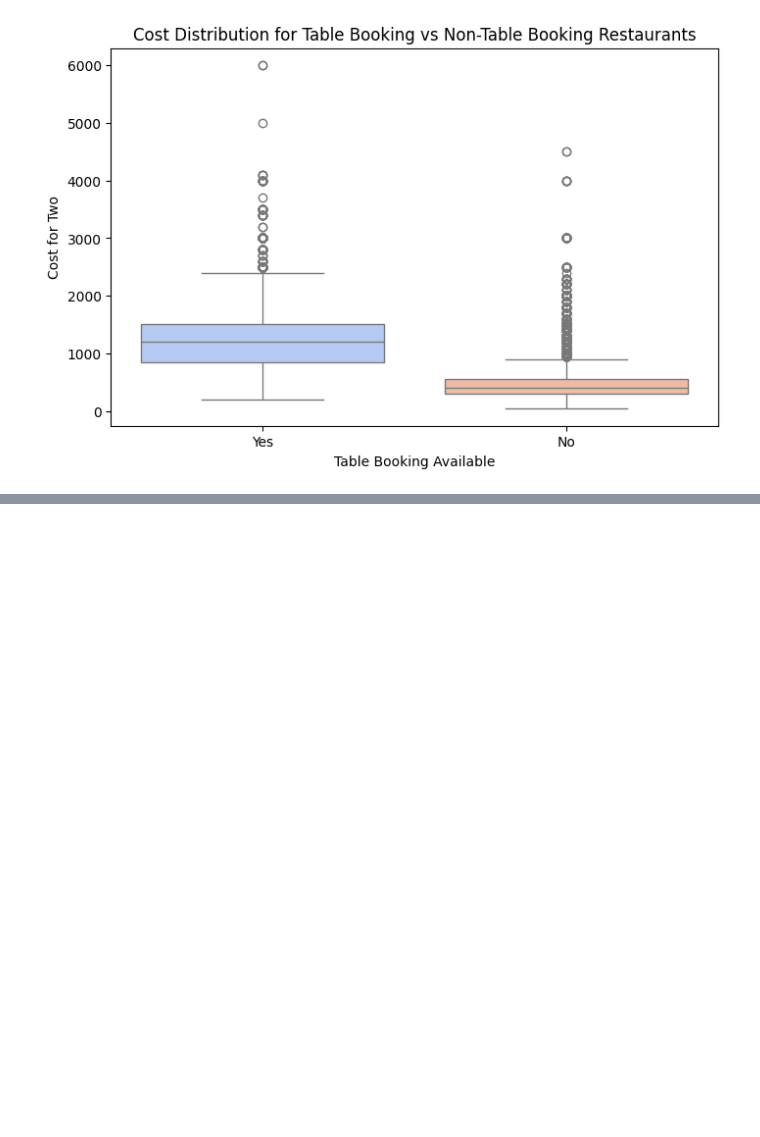
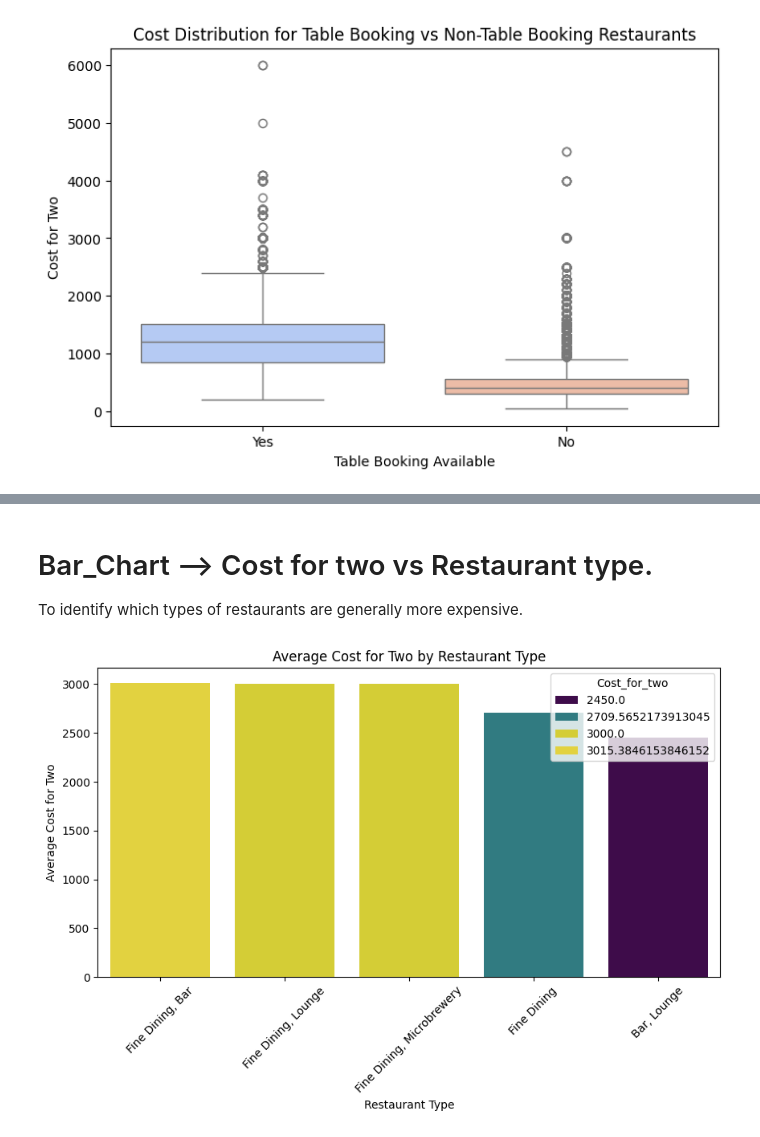
Before and after one commit to Shourya-gupta-01/Zomato_Dataset, a Jupyter notebook: analysis.ipynb, the cells around one changed output, grey strips where cells are left out. Cells and saved outputs as stored; diff of their text form; code cells hidden in the pictures; blank space fills up the shorter version.

```diff
--- a/analysis.ipynb
+++ b/analysis.ipynb
@@ -144,0 +175,16 @@ plt.show()
+# %% [markdown]
+# Bar_Chart --> Cost for two vs Restaurant type.
+
+To identify which types of restaurants are generally more expensive.
+# %%
+restaurant_type_cost = df.groupby('Restaurant_Type')['Cost_for_two'].mean().sort_values(ascending=False).head(5)
+
+plt.figure(figsize=(10, 5))
+sns.barplot(x=restaurant_type_cost.index, y=restaurant_type_cost.values, hue=restaurant_type_cost, palette="viridis")
+plt.xlabel("Restaurant Type")
+plt.ylabel("Average Cost for Two")
+plt.title("Average Cost for Two by Restaurant Type")
+plt.xticks(rotation=45)
+plt.show()
+# %% [output]
+[figure, added]
```
Also changed, not shown: parts of 16 cells of this notebook.
